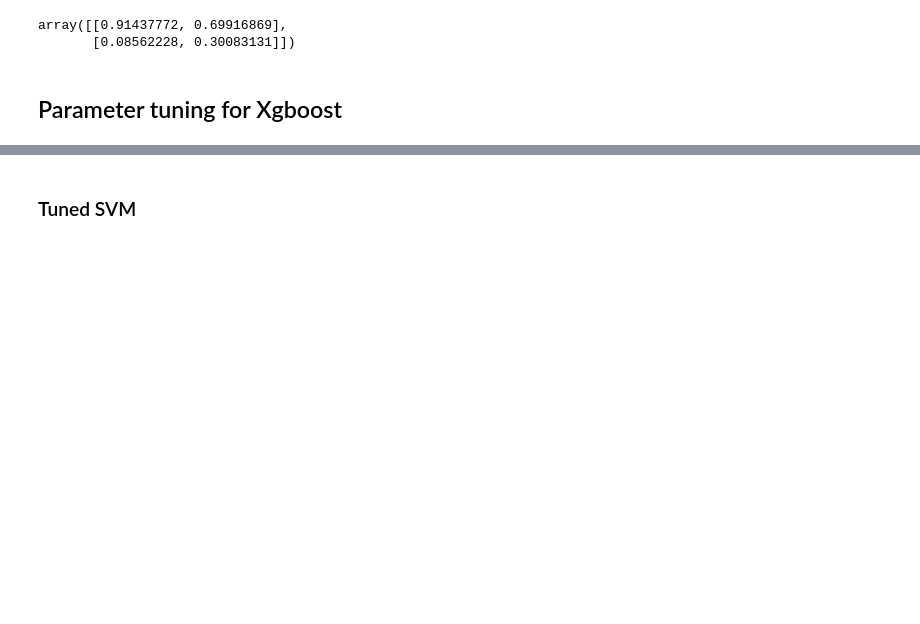
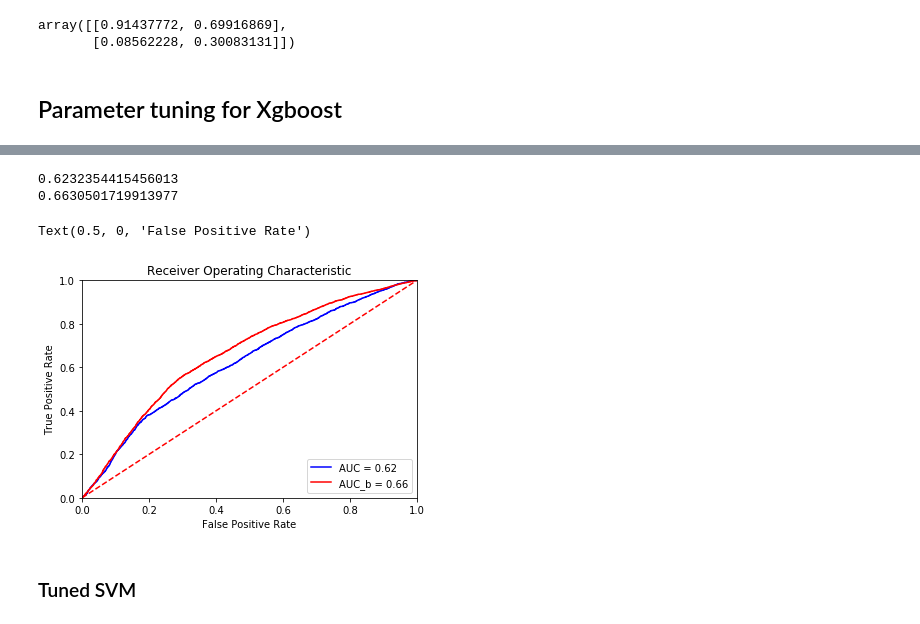
Before and after one commit to vpl19/ML_HDA_project, a Jupyter notebook: ML_Notebbok2.ipynb, the cells around one changed output, grey strips where cells are left out. Saved outputs shown, nothing was run; the diff lists cells and outputs as text; code cells hidden in the pictures; blank space fills up the shorter version.

```diff
--- a/ML_Notebbok2.ipynb
+++ b/ML_Notebbok2.ipynb
@@ -872,9 +904,0 @@ basic model
-# %%
-from sklearn import svm
-clf = svm.SVC()
-clf.fit(X_train, y_train)
-predictions = clf.predict(X_test)
-# %%
-clf_b = svm.SVC()
-clf_b.fit(X_train_b, y_train_b)
-predictions_b = clf_b.predict(X_test)
@@ -880,0 +923,11 @@ predictions_b = clf_b.predict(X_test)
+# %%
+from sklearn.linear_model import LogisticRegression
+logmodel = LogisticRegression()
+logmodel.fit(X_train.iloc[:,1:16],y_train)
+proba_logit = logmodel.predict_proba(X_test.iloc[:,1:16])
+predict_logit = logmodel.predict(X_test.iloc[:,1:16])
+# %%
+logmodel = LogisticRegression()
+logmodel.fit(X_train_b.iloc[:,1:16],y_train_b)
+proba_logit_b = logmodel.predict_proba(X_test.iloc[:,1:16])
+predict_logit_b = logmodel.predict(X_test.iloc[:,1:16])
@@ -900,2 +981,25 @@ plt.show()
+# %%
+fpr, tpr, threshold = roc_curve(y_test, proba_logit[:,1] )
+fpr_b, tpr_b, threshold_b = roc_curve(y_test, proba_logit_b[:,1] )
+
+roc_auc = auc(fpr, tpr)
+print(roc_auc)
+roc_auc_b = auc(fpr_b, tpr_b)
+print(roc_auc_b)
+
+plt.title('Receiver Operating Characteristic')
+plt.plot(fpr, tpr, 'b', label = 'AUC = %0.2f' % roc_auc)
+plt.plot(fpr_b, tpr_b, 'r', label = 'AUC_b = %0.2f' % roc_auc_b)
+plt.legend(loc = 'lower right')
+plt.plot([0, 1], [0, 1],'r--')
+plt.xlim([0, 1])
+plt.ylim([0, 1])
+plt.ylabel('True Positive Rate')
+plt.xlabel('False Positive Rate')
+# %% [output]
+0.6232354415456013
+0.6630501719913977
+Text(0.5, 0, 'False Positive Rate')
+[figure, added]
 # %% [markdown]
 ### Tuned SVM
```
Also changed, not shown: parts of 31 cells of this notebook.
